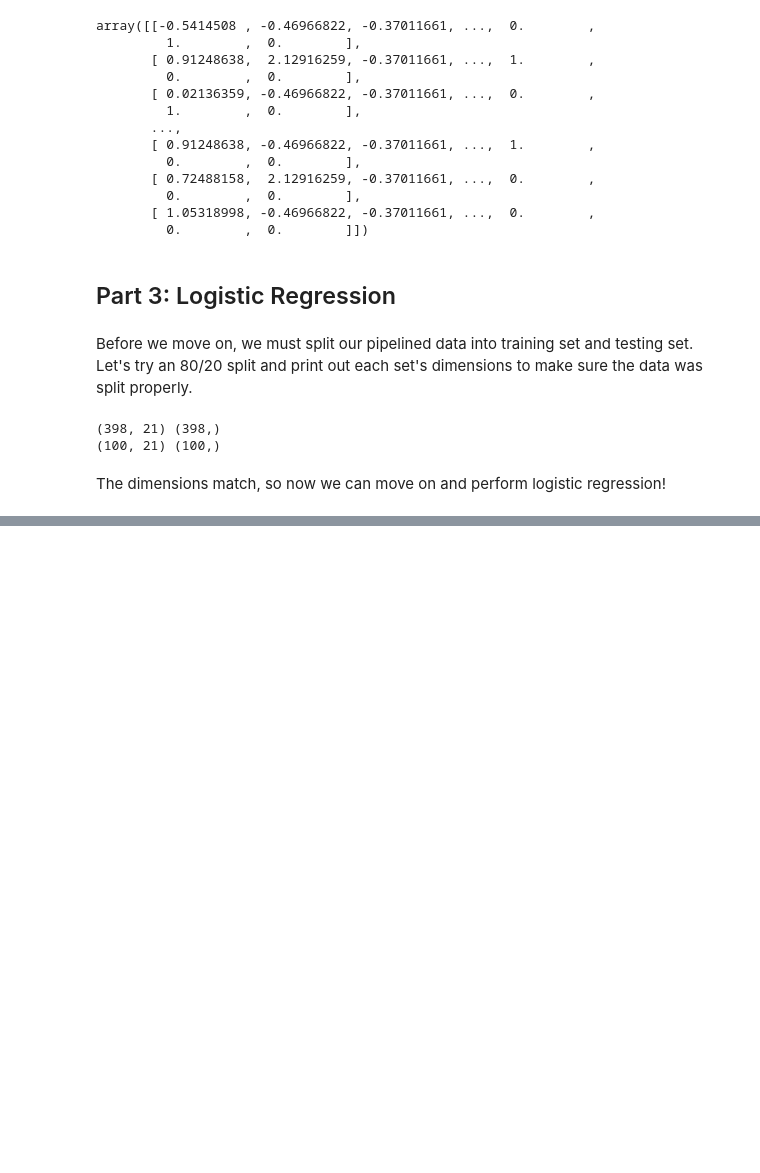
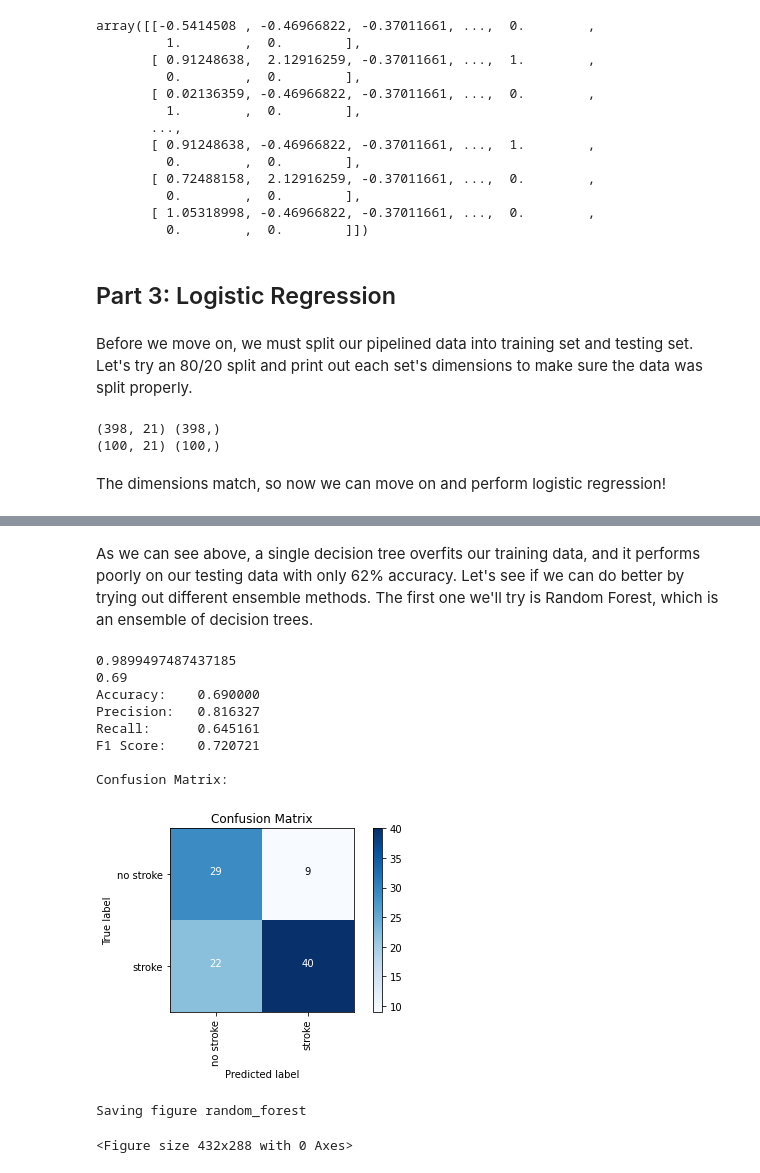
Before and after one commit to bonnieliu2002/CSM148, a Jupyter notebook: Projects/Project 3/Project 3.ipynb, the cells around one changed output, grey strips where cells are left out. Saved outputs shown, nothing was run; the diff lists cells and outputs as text; code cells hidden in the pictures; blank space fills up the shorter version.

```diff
--- a/Projects/Project 3/Project 3.ipynb
+++ b/Projects/Project 3/Project 3.ipynb
@@ -349,0 +432,28 @@ Saving figure logistic_regression_confusion_matrix
+# %% [markdown]
+As we can see above, a single decision tree overfits our training data, and it performs poorly on our testing data with only 62% accuracy. Let's see if we can do better by trying out different ensemble methods. The first one we'll try is Random Forest, which is an ensemble of decision trees.
+# %%
+rf = RandomForestClassifier(n_estimators=10) # Let's try 10 decision trees.
+rf.fit(new_X_train, new_y_train)
+print(rf.score(new_X_train, new_y_train))
+print(rf.score(new_X_test, new_y_test))
+
+predicted = rf.predict(new_X_test)
+print("%-12s %f" % ('Accuracy:', metrics.accuracy_score(new_y_test, predicted)))
+print("%-12s %f" % ('Precision:', metrics.precision_score(new_y_test, predicted)))
+print("%-12s %f" % ('Recall:', metrics.recall_score(new_y_test, predicted)))
+print("%-12s %f" % ('F1 Score:', metrics.f1_score(new_y_test, predicted)))
+print("\nConfusion Matrix:")
+draw_confusion_matrix(new_y_test, predicted, ["no stroke", "stroke"])
+save_fig("random_forest")
+# %% [output]
+0.9899497487437185
+0.69
+Accuracy:    0.690000
+Precision:   0.816327
+Recall:      0.645161
+F1 Score:    0.720721
+
+Confusion Matrix:
+[figure, added]
+Saving figure random_forest
+<Figure size 432x288 with 0 Axes>
```
Also changed, not shown: parts of 12 cells of this notebook, 4 other files.
